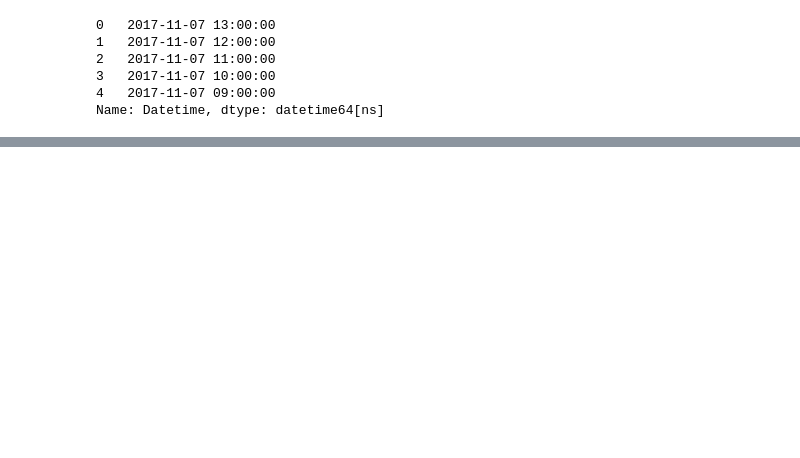
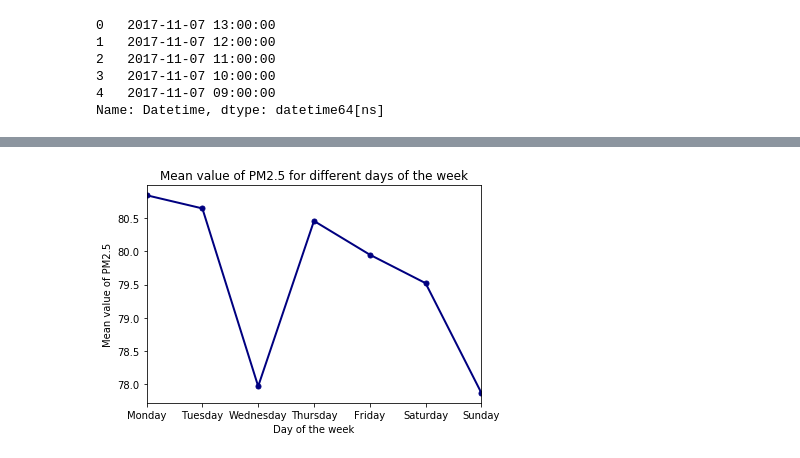
Before and after one commit to Rayyan98/airQualityDeepLearning, a Jupyter notebook: code/exploringData.ipynb, the cells around one changed output, grey strips where cells are left out. Cells and saved outputs as stored; diff of their text form; code cells hidden in the pictures; blank space fills up the shorter version.

Commit message:
basic plots

```diff
--- a/code/exploringData.ipynb
+++ b/code/exploringData.ipynb
@@ -391,0 +438,5 @@ weekdayCount.plot(kind='bar')
+# %%
+weekdayMeans = data.groupby('weekdayName')[["weekday", "City", "PM2.5","USAQI","CO2", "RelativeHumidity","Outdoor PM2.5", "OutdoorUSAQI"]].mean().sort_values('weekday', ascending=True)
+weekdayMeans.drop('weekday', axis = 1, inplace=True)
+#mean values against weekdays
+display(weekdayMeans)
@@ -391,0 +453,10 @@ weekdayCount.plot(kind='bar')
+# %%
+#Mean values of PM2.5 against weekdays
+from matplotlib import pyplot as plt
+plt.figure()
+ax = weekdayMeans["PM2.5"].plot(lw=2,colormap='jet',marker='.',markersize=10,title='Mean value of PM2.5 for different days of the week')
+ax.set(xlabel='Day of the week', ylabel='Mean value of PM2.5')
+
+plt.show()
+# %% [output]
+[figure, added]
```
Also changed, not shown: parts of 7 cells of this notebook.
